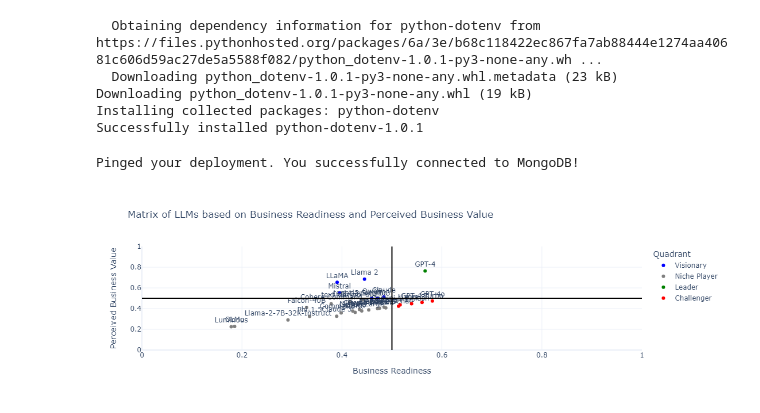
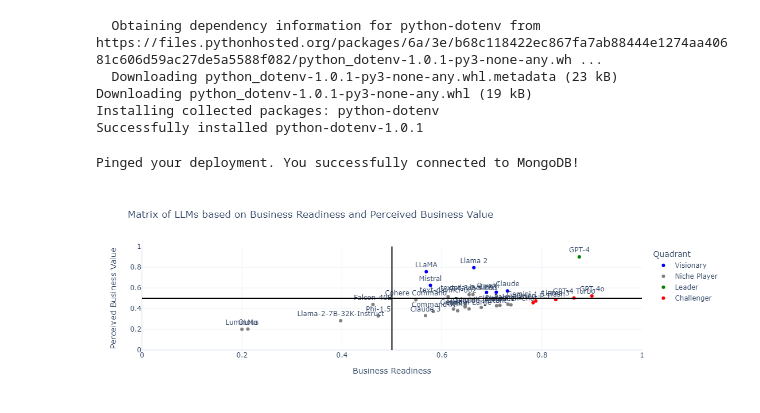
Before and after one commit to big-byte-theory/Lighthouse, a Jupyter notebook: cleaned_tables/ScoreCollection/Matrix_2.ipynb, the cells around one changed output. Cells and saved outputs as stored; diff of their text form; code cells hidden in the pictures.

Commit message:
added normalized

```diff
--- a/cleaned_tables/ScoreCollection/Matrix_2.ipynb
+++ b/cleaned_tables/ScoreCollection/Matrix_2.ipynb
@@ -666,14 +666,24 @@ pbv_threshold = 0.5
 # Apply categorization to each row in the aggregated DataFrame
 agg_df['Quadrant'] = agg_df.apply(lambda row: categorize_quadrant(row['Business Readiness'], row['Perceived Business Value'], br_threshold, pbv_threshold), axis=1)
 
+
+#nomralize
+
+scaler = MinMaxScaler(feature_range=(0.2, 0.9))
+# Initialize the MinMaxScaler
+
+
+# Fit and transform the data for normalization
+agg_df[['Business Readiness Normalized', 'Perceived Business Value Normalized']] = scaler.fit_transform(agg_df[['Business Readiness', 'Perceived Business Value']])
+
 # Define colors for each quadrant
 colors = {'Leader': 'green', 'Visionary': 'blue', 'Niche Player': 'gray', 'Challenger': 'red'}
 
 # Plotting with Plotly
 fig = px.scatter(
     agg_df,
-    x='Business Readiness',
-    y='Perceived Business Value',
+    x='Business Readiness Normalized',
+    y='Perceived Business Value Normalized',
     color='Quadrant',
     hover_data=['model'],
     text='model',
@@ -681,34 +691,34 @@ fig = px.scatter(
     labels={
         'Business Readiness': 'Business Readiness',
         'Perceived Business Value': 'Perceived Business Value'
     },
     title='Matrix of LLMs based on Business Readiness and Perceived Business Value'
 )
 
 # Customize the layout for better readability
 fig.update_traces(textposition='top center')
 fig.update_layout(
     legend_title_text='Quadrant',
     xaxis=dict(range=[0, 1], title='Business Readiness'),
     yaxis=dict(range=[0, 1], title='Perceived Business Value'),
     template='plotly_white'
 )
 # Add vertical and horizontal lines to split the plot into quadrants
 fig.add_shape(
     type='line',
     x0=0.5, x1=0.5, y0=0, y1=1,
     line=dict(color='Black', width=2)
 )
 fig.add_shape(
     type='line',
     x0=0, x1=1, y0=0.5, y1=0.5,
     line=dict(color='Black', width=2)
 )
 # Show plot
 fig.show()
 # %% [output]
 Pinged your deployment. You successfully connected to MongoDB!
-[figure, old version]
+[figure, new version]
 # %%
 from json import loads, dumps
 result = agg_df.to_json(orient="records")
```
Also changed, not shown: 1 other file.
